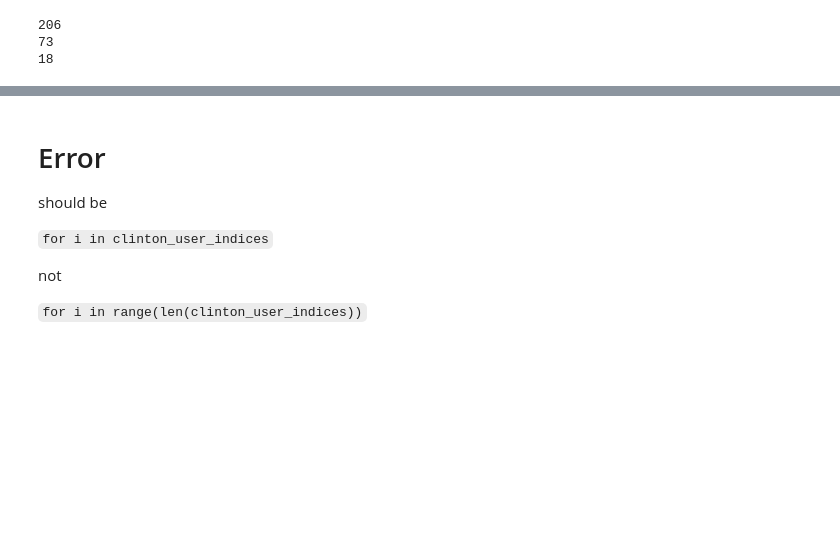
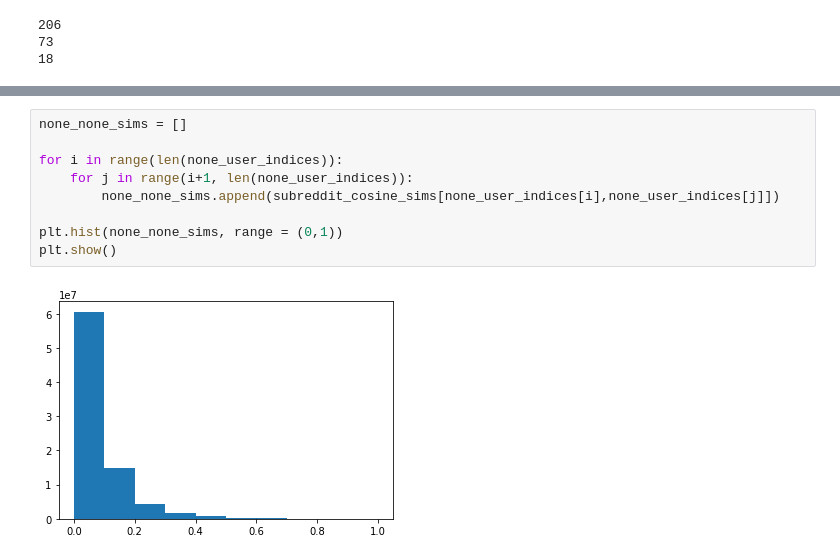
Before and after one commit to SourabhChakraborty/undergrad_thesis, a Jupyter notebook: politics_comment_similarities.ipynb, the cells around one changed output, grey strips where cells are left out. Drawn from its saved outputs; the diff is of its cells as text; blank space fills up the shorter version.

```diff
--- a/politics_comment_similarities.ipynb
+++ b/politics_comment_similarities.ipynb
@@ -310,10 +339,11 @@ plt.show()
-# %% [markdown]
-# Error
-
-should be
-
-`for i in clinton_user_indices`
-
-not
-
-`for i in range(len(clinton_user_indices))`
+# %%
+none_none_sims = []
+
+for i in range(len(none_user_indices)):
+    for j in range(i+1, len(none_user_indices)):
+        none_none_sims.append(subreddit_cosine_sims[none_user_indices[i],none_user_indices[j]])
+
+plt.hist(none_none_sims, range = (0,1))
+plt.show()
+# %% [output]
+[figure, added]
```
Also changed, not shown: parts of 184 cells of this notebook, 1 other file.
